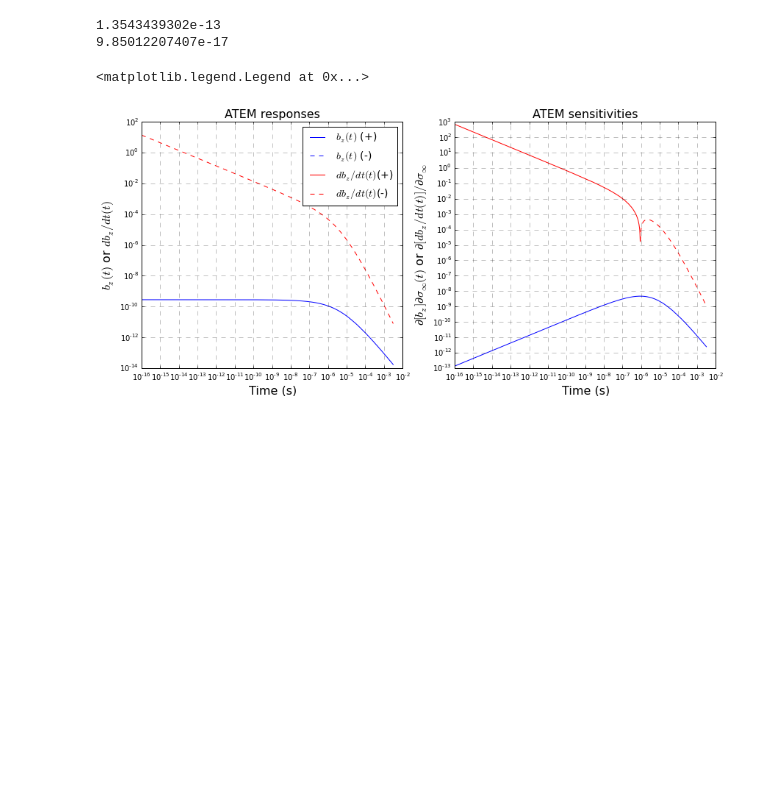
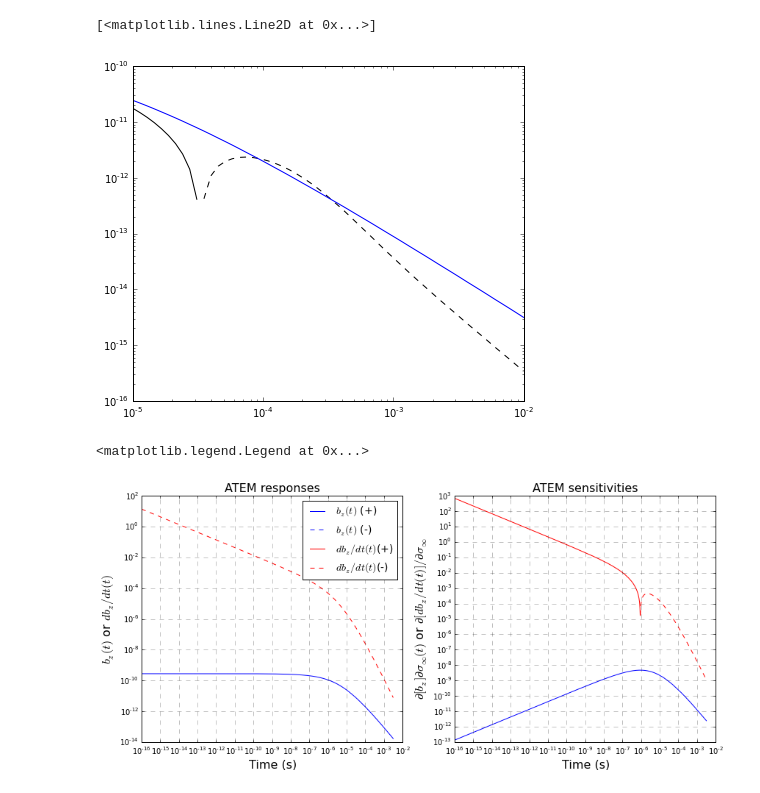
Before and after one commit to simpeg/simpegEM1D, a Jupyter notebook: simpegem1d/notebooks/Test_Linearization.ipynb, the cells around one changed output. Saved outputs shown, nothing was run; the diff lists cells and outputs as text; code cells hidden in the pictures; blank space fills up the shorter version.

```diff
--- a/simpegem1d/notebooks/Test_Linearization.ipynb
+++ b/simpegem1d/notebooks/Test_Linearization.ipynb
@@ -32,16 +35,17 @@ TDsurvey.topo = topo
 TDsurvey.LocSigZ = LocSigZ
 TDsurvey.HalfSwitch = True
 TDsurvey.Setup1Dsystem()
-TDsurvey.time = np.logspace(-16, -2.5, 1024)
+# TDsurvey.time = np.logspace(-16, -2.5, 1024)
+TDsurvey.time = np.logspace(-5, -2, 56)
 
 TDsurvey.setFrequency(TDsurvey.time)
 chi_half = 0.
 # %%
 Expmap = BaseEM1D.BaseEM1DMap(mesh1D)
 
-tau_blk = 1e-3
-eta_blk = 9e-1
-c_blk = 0.8
+tau_blk = 0.02
+eta_blk = 0.5
+c_blk = 1.
 # blkind = (LocSigZ>-200) & (LocSigZ<-100)
 blkind = 0
 sig_half = 0.01
@@ -104,9 +88,3 @@ dHzdsigTD, dHzdsigTD0 = DigFilter.transFilt(Utils.mkvc(dHzdsig), wt, tbase, omeg
-# %%
-print dHzdsigTD0[1]*mu_0
-print dHzdsigTD0[0]
-# %% [output]
-1.3543439302e-13
-9.85012207407e-17
 # %%
 probEMIP = EM1D.EM1D(mesh1D, modelComplex, **options)
 if probEMIP.ispaired:
@@ -124,6 +102,16 @@ probEMIP.survey.rxType = 'dBzdt'
 dBzdtTDCole = probEMIP.survey.projectFields(u=HzCole)
 # %%
 dHzIP = HzCole - Hz
+# %%
+time = TDsurvey.time
+# %%
+fig, ax  = subplots(1,1, figsize = (7,6))
+ax.loglog(time, BzTDCole, 'k')
+ax.loglog(time, -BzTDCole, 'k--')
+ax.loglog(time, BzTD)
+# %% [output]
+[<matplotlib.lines.Line2D at 0x...>]
+[figure, added]
 # %%
 fig, axes = subplots(1,2, figsize = (14,6))
 axes[0].loglog(probEMIP.survey.time[BzTD>0], BzTD[BzTD>0], 'b', probEMIP.survey.time[BzTD<0], -BzTD[BzTD<0], 'b--')
```
Also changed, not shown: parts of 3 cells of this notebook, 3 other files.
